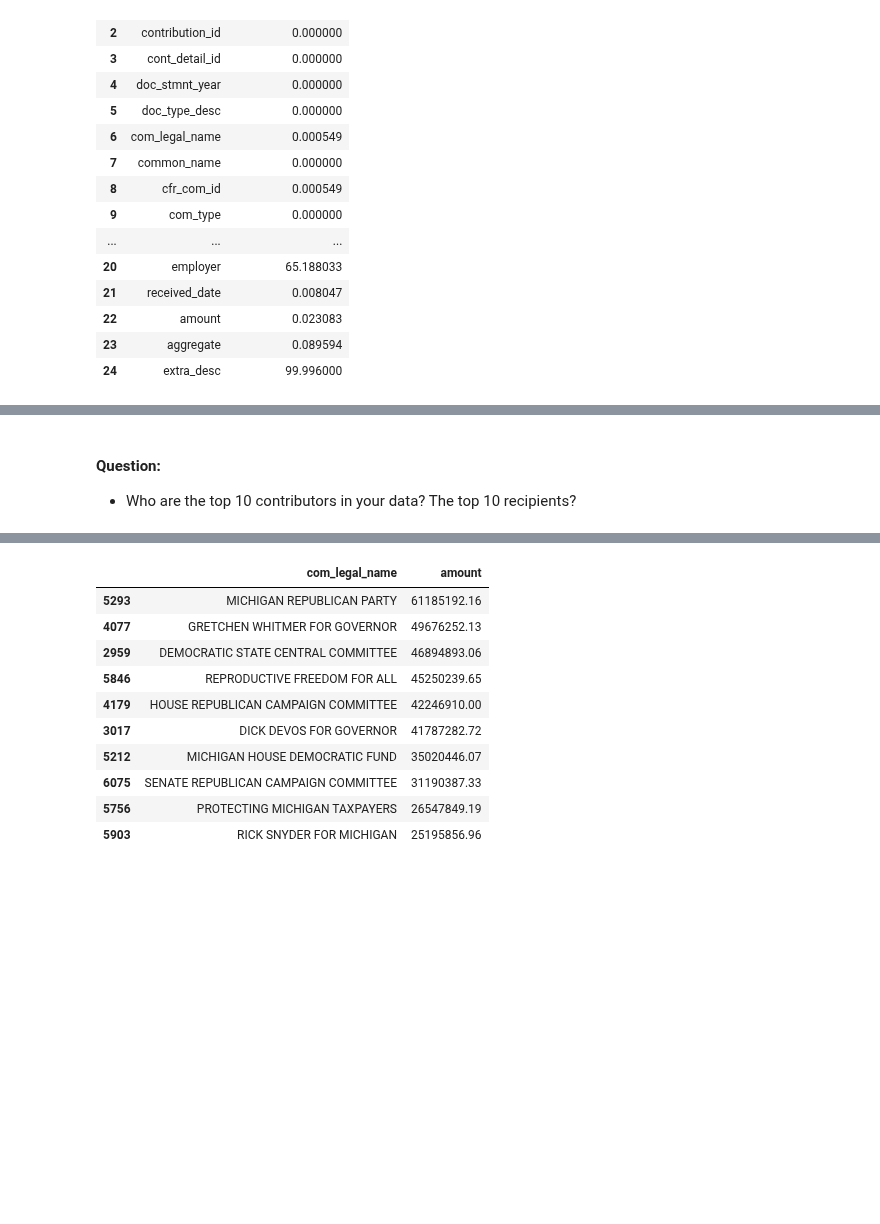
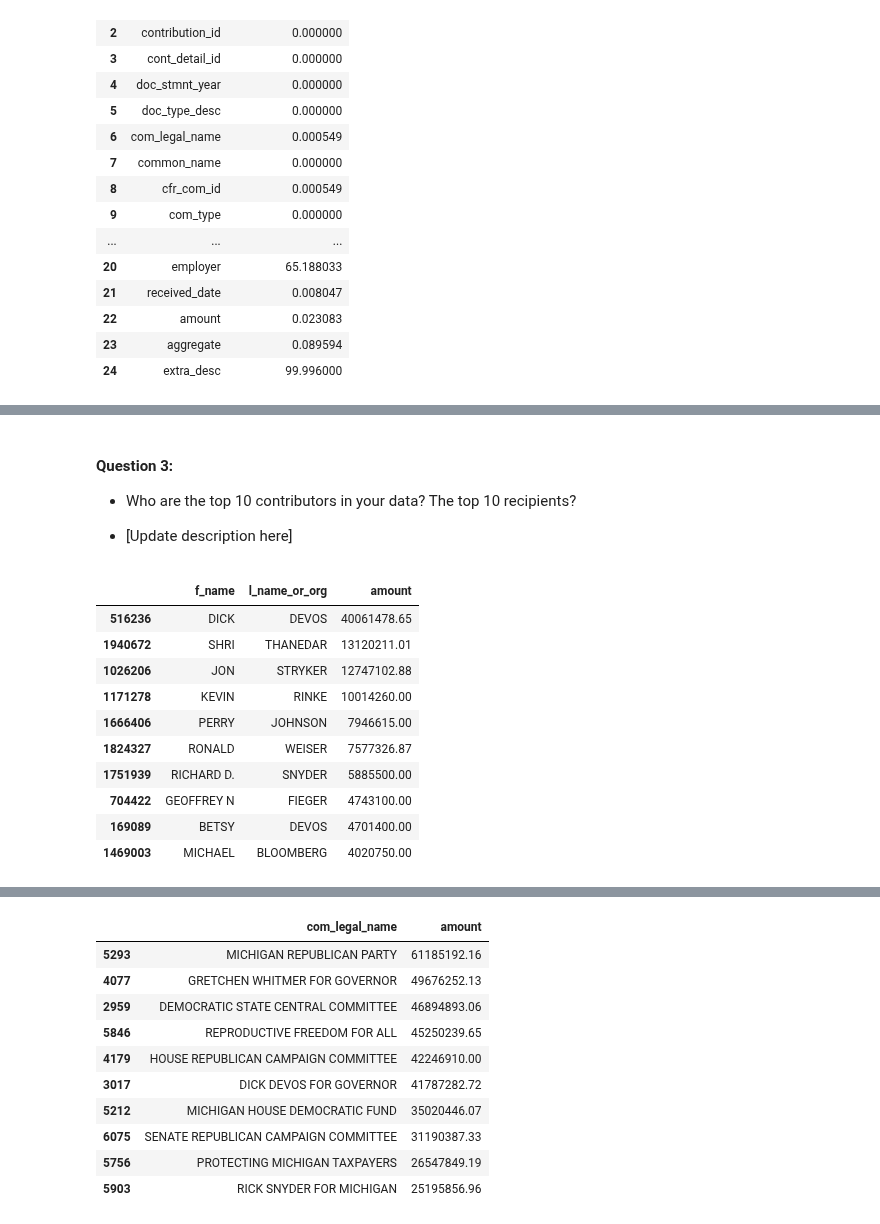
Before and after one commit to uchicago-dsi/climate-cabinet-campaign-finance-tracker, a Jupyter notebook: notebooks/mi_campaign_eda.ipynb, the cells around one changed output, grey strips where cells are left out. Saved outputs shown, nothing was run; the diff lists cells and outputs as text; code cells hidden in the pictures; blank space fills up the shorter version.

```diff
--- a/notebooks/mi_campaign_eda.ipynb
+++ b/notebooks/mi_campaign_eda.ipynb
@@ -19,8 +18,9 @@ from utils.constants import FILEPATH, MI_CONTRIBUTION_COLUMNS
 # %%
-df_lst = []
+campaign_dataframe_lst = []
+# create an empty list to add the read in dataframes to
 
 for file in os.listdir(FILEPATH):
         filepath = FILEPATH + file
-        df_lst.append(read_and_skip_errors(filepath, MI_CONTRIBUTION_COLUMNS))
+        campaign_dataframe_lst.append(read_and_skip_errors(filepath, MI_CONTRIBUTION_COLUMNS))
 # %%
 pd.options.display.max_columns = 100
@@ -33,8 +33,8 @@ df_lst[0].head()
 | 3 | 472254 | 0 | 464003 | 0 | 2018 | OCTOBER QUARTERLY CS | UAW MICHIGAN VOLUNTARY POLITICAL ... | ... |
 | 4 | 472254 | 0 | 464004 | 0 | 2018 | OCTOBER QUARTERLY CS | UAW MICHIGAN VOLUNTARY POLITICAL ... | ... |
 # %%
-merged_df = pd.concat(df_lst)
-merged_df_copy = merged_df.copy()
+merged_campaign_df = pd.concat(campaign_dataframe_lst)
+merged_campaign_dataframe_original = merged_campaign_df.copy()
 # concatenate all of the dataframes into the merged dataframe
 # and create a copy of the original dataframe prior to coercing errors into NAN
 # %%
@@ -60,6 +60,6 @@ aggregate           object
 extra_desc          object
 dtype: object
 # %%
-merged_df['amount'] = pd.to_numeric(merged_df['amount'], errors='coerce')
-merged_df['aggregate'] = pd.to_numeric(merged_df['aggregate'], errors='coerce')
+merged_campaign_df['amount'] = pd.to_numeric(merged_campaign_df['amount'], errors='coerce')
+merged_campaign_df['aggregate'] = pd.to_numeric(merged_campaign_df['aggregate'], errors='coerce')
 # %% [markdown]
@@ -151,5 +138,23 @@ merged_df[merged_df['cfr_com_id'] == 508347.0].head(2)
 | 0 | 472254 | 0 | 464000 | 0 | 2018 | OCTOBER QUARTERLY CS | UAW MICHIGAN VOLUNTARY POLITICAL ... | ... |
 | 1 | 472254 | 0 | 464001 | 0 | 2018 | OCTOBER QUARTERLY CS | UAW MICHIGAN VOLUNTARY POLITICAL ... | ... |
 # %% [markdown]
-#### Question:
+#### Question 3:
 - Who are the top 10 contributors in your data? The top 10 recipients?
+
+- [Update description here]
+# %%
+top_10_individual_contrubutors = merged_campaign_df.groupby(['f_name', 'l_name_or_org'])['amount'].sum().reset_index()
+top_10_individual_contrubutors = top_10_individual_contrubutors.sort_values(by='amount', ascending=False).head(10)
+display(top_10_individual_contrubutors)
+# %% [output]
+|  | f_name | l_name_or_org | amount |
+| 516236 | DICK | DEVOS | 40061478.65 |
+| 1940672 | SHRI | THANEDAR | 13120211.01 |
+| 1026206 | JON | STRYKER | 12747102.88 |
+| 1171278 | KEVIN | RINKE | 10014260.00 |
+| 1666406 | PERRY | JOHNSON | 7946615.00 |
+| 1824327 | RONALD | WEISER | 7577326.87 |
+| 1751939 | RICHARD D. | SNYDER | 5885500.00 |
+| 704422 | GEOFFREY N | FIEGER | 4743100.00 |
+| 169089 | BETSY | DEVOS | 4701400.00 |
+| 1469003 | MICHAEL | BLOOMBERG | 4020750.00 |
```
Also changed, not shown: parts of 31 cells of this notebook, 3 other files.
